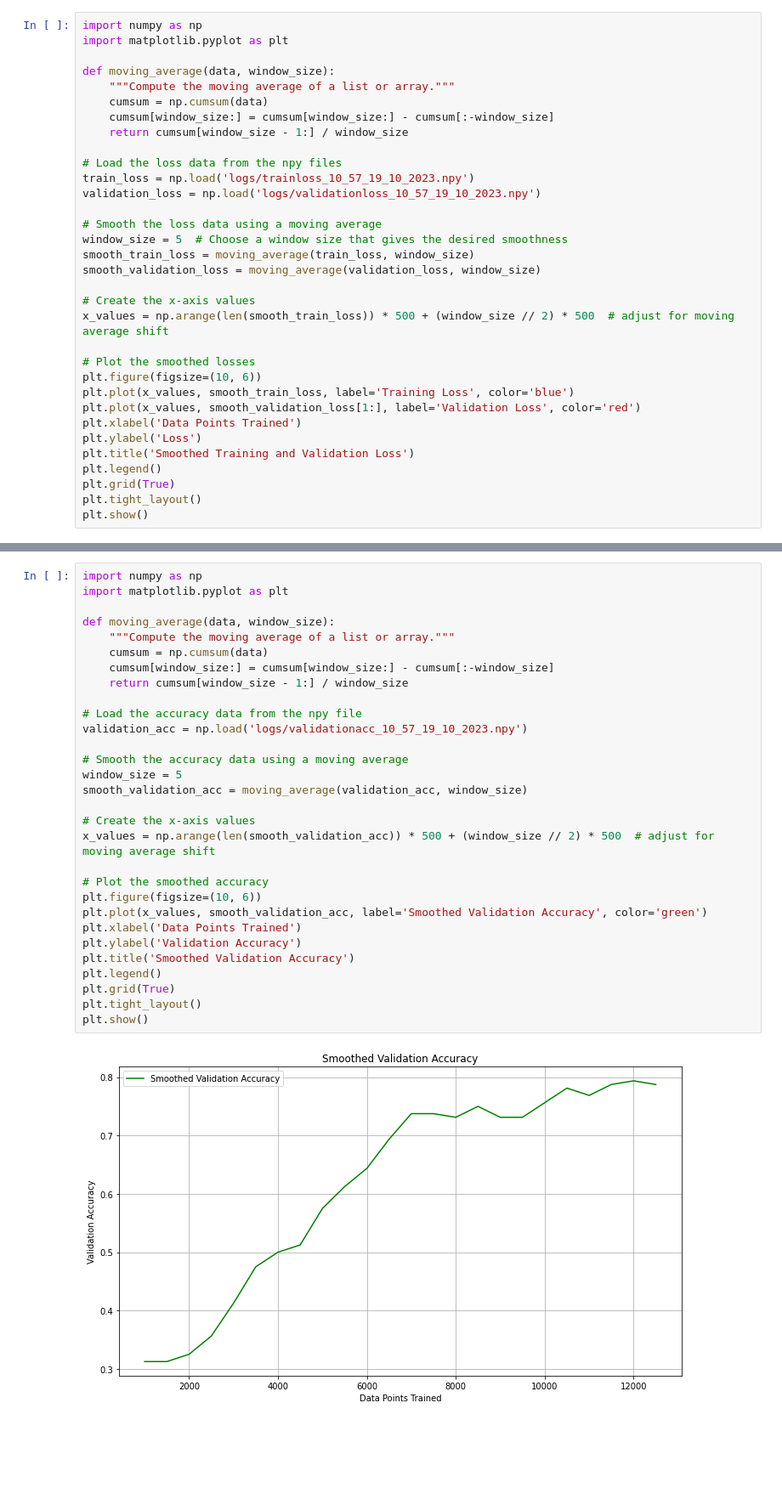
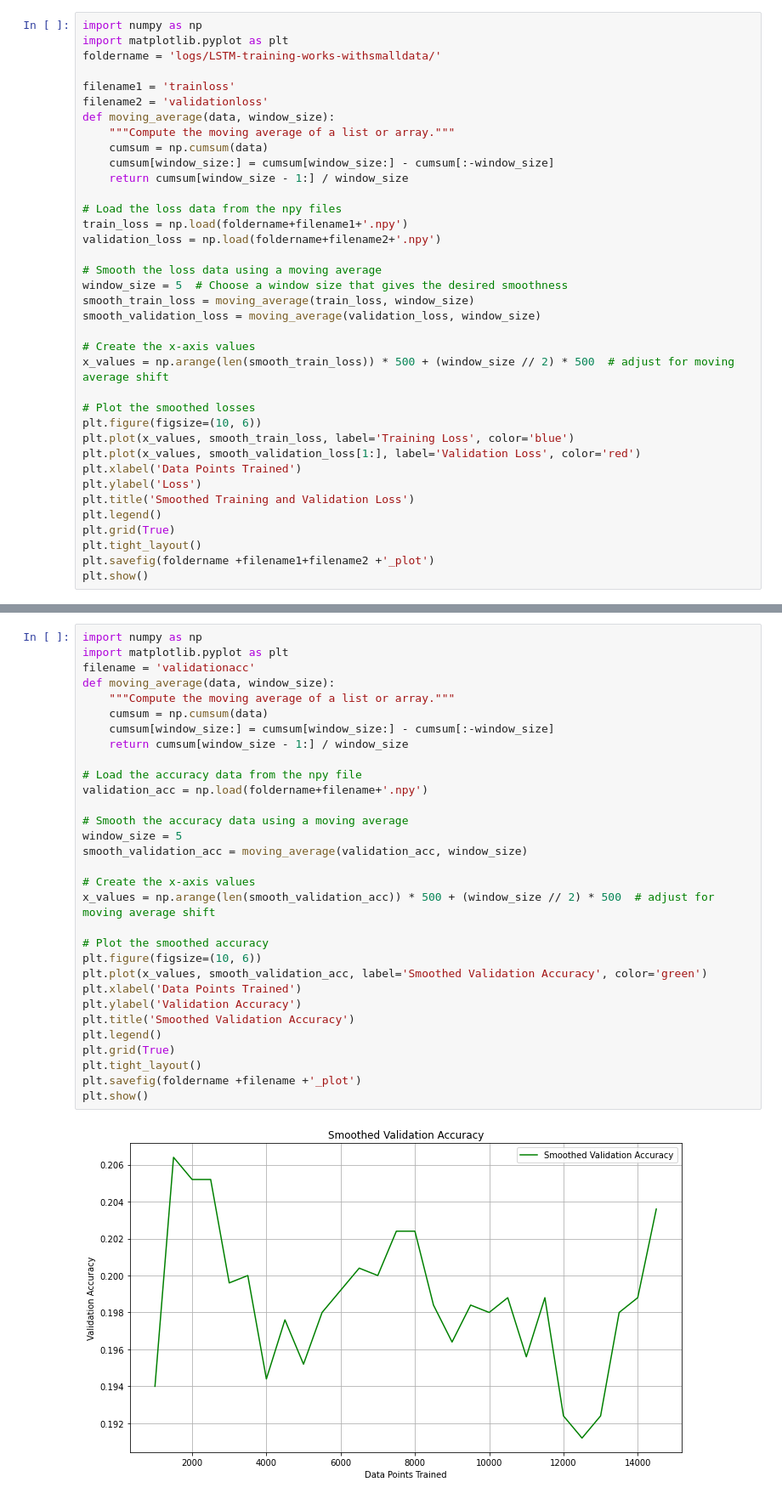
Before and after one commit to KevinZhoutianyi/USC-SB-Transformer, a Jupyter notebook: plot.ipynb, the cells around one changed output, grey strips where cells are left out. Shown at 85% size. Saved outputs shown, nothing was run; the diff lists cells and outputs as text; blank space fills up the shorter version.

Commit message:
lstm fixed

```diff
--- a/plot.ipynb
+++ b/plot.ipynb
@@ -1,7 +1,10 @@
 # %%
 import numpy as np
 import matplotlib.pyplot as plt
+foldername = 'logs/LSTM-training-works-withsmalldata/'
 
+filename1 = 'trainloss'
+filename2 = 'validationloss'
 def moving_average(data, window_size):
     """Compute the moving average of a list or array."""
     cumsum = np.cumsum(data)
@@ -9,8 +12,8 @@ def moving_average(data, window_size):
     return cumsum[window_size - 1:] / window_size
 
 # Load the loss data from the npy files
-train_loss = np.load('logs/trainloss_10_57_19_10_2023.npy')
-validation_loss = np.load('logs/validationloss_10_57_19_10_2023.npy')
+train_loss = np.load(foldername+filename1+'.npy')
+validation_loss = np.load(foldername+filename2+'.npy')
 
 # Smooth the loss data using a moving average
 window_size = 5  # Choose a window size that gives the desired smoothness
@@ -30,5 +33,6 @@ plt.title('Smoothed Training and Validation Loss')
 plt.legend()
 plt.grid(True)
 plt.tight_layout()
+plt.savefig(foldername +filename1+filename2 +'_plot')
 plt.show()
 # %% [output]
@@ -36,32 +41,33 @@ plt.show()
 # %%
 import numpy as np
 import matplotlib.pyplot as plt
-
+filename = 'validationacc'
 def moving_average(data, window_size):
     """Compute the moving average of a list or array."""
     cumsum = np.cumsum(data)
     cumsum[window_size:] = cumsum[window_size:] - cumsum[:-window_size]
     return cumsum[window_size - 1:] / window_size
 
 # Load the accuracy data from the npy file
-validation_acc = np.load('logs/validationacc_10_57_19_10_2023.npy')
+validation_acc = np.load(foldername+filename+'.npy')
 
 # Smooth the accuracy data using a moving average
 window_size = 5
 smooth_validation_acc = moving_average(validation_acc, window_size)
 
 # Create the x-axis values
 x_values = np.arange(len(smooth_validation_acc)) * 500 + (window_size // 2) * 500  # adjust for moving average shift
 
 # Plot the smoothed accuracy
 plt.figure(figsize=(10, 6))
 plt.plot(x_values, smooth_validation_acc, label='Smoothed Validation Accuracy', color='green')
 plt.xlabel('Data Points Trained')
 plt.ylabel('Validation Accuracy')
 plt.title('Smoothed Validation Accuracy')
 plt.legend()
 plt.grid(True)
 plt.tight_layout()
+plt.savefig(foldername +filename +'_plot')
 plt.show()
 # %% [output]
-[figure, old version]
+[figure, new version]
```
Also changed, not shown: parts of 4 cells of this notebook, 3 other files.
